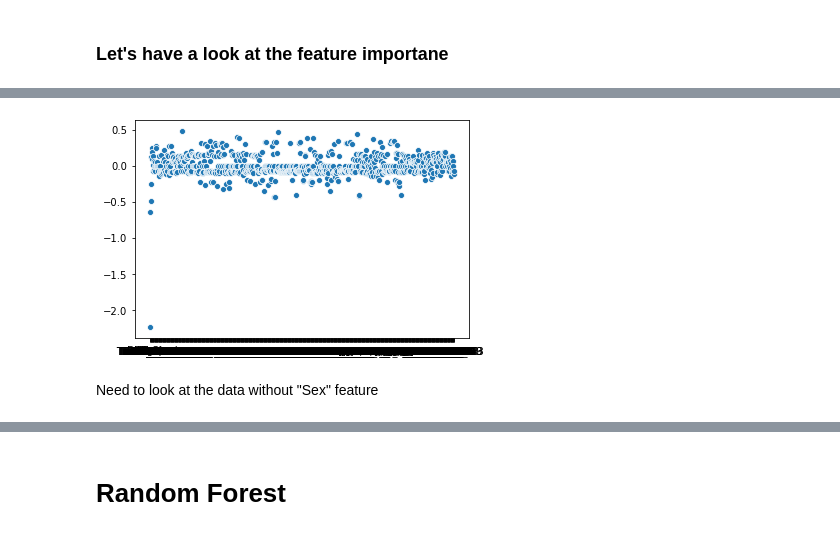
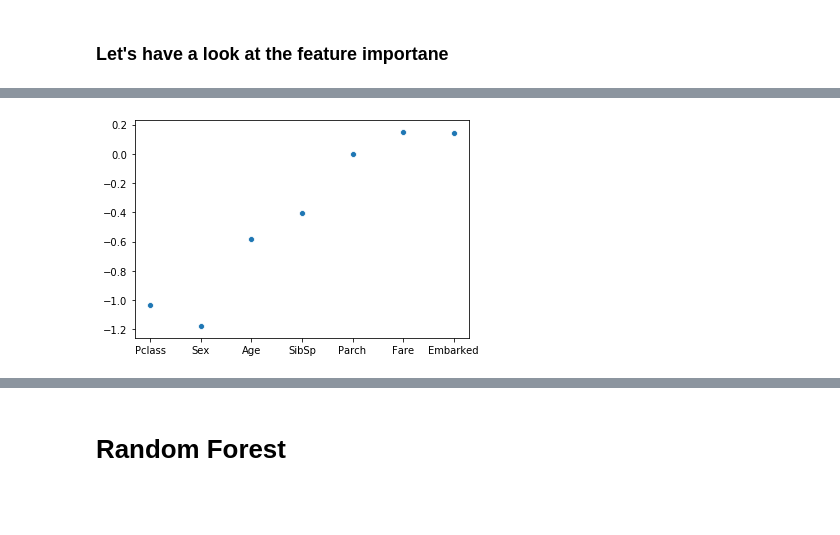
Before and after one commit to ReAlex1902/Titanic, a Jupyter notebook: main.ipynb, the cells around one changed output, grey strips where cells are left out. Saved outputs shown, nothing was run; the diff lists cells and outputs as text; code cells hidden in the pictures; blank space fills up the shorter version.

```diff
--- a/main.ipynb
+++ b/main.ipynb
@@ -124,6 +121,5 @@ sns.scatterplot(cols, coefs);
 # %% [markdown]
 ## Logistic Regression with scaling
 # %%
-logit = LogisticRegression(class_weight = "balanced", solver = "lbfgs", random_state = 11, verbose = True, n_jobs = -1)
+from sklearn.linear_model import LogisticRegressionCV
+logit_scaled = LogisticRegressionCV(Cs = [1, 0.1, 0.01, 0.001], class_weight = "balanced", solver = "lbfgs", random_state = 11, verbose = True, n_jobs = -1)
-# %%
-logit.fit(StandardScaler().fit_transform(X_train), y_train)
@@ -137,0 +126,5 @@ LogisticRegression(C=1.0, class_weight='balanced', dual=False,
+# %%
+scaler = StandardScaler()
+X_train_scaled = scaler.fit_transform(X_train)
+X_test_scaled = scaler.transform(X_test)
+cross_val_score(logit_scaled, X_train_scaled, y_train)
@@ -137,0 +148,2 @@ LogisticRegression(C=1.0, class_weight='balanced', dual=False,
+# %%
+logit_scaled.fit(X_train_scaled, y_train)
@@ -161,6 +181,4 @@ pd.DataFrame({"feature": X_train.columns,
 # %%
-sns.scatterplot(X_train.columns, logit.coef_.flatten());
+sns.scatterplot(X_train.columns, logit_scaled.coef_.flatten());
 # %% [output]
-[figure, old version]
+[figure, new version]
-# %% [markdown]
-Need to look at the data without "Sex" feature
```
Also changed, not shown: parts of 47 cells of this notebook, 9 other files.
